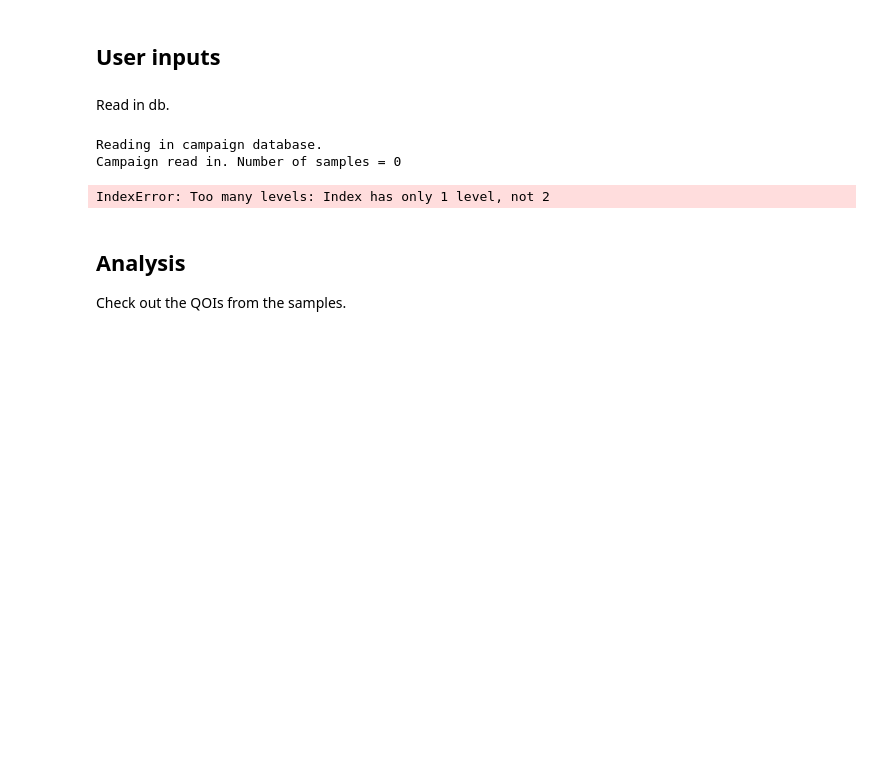
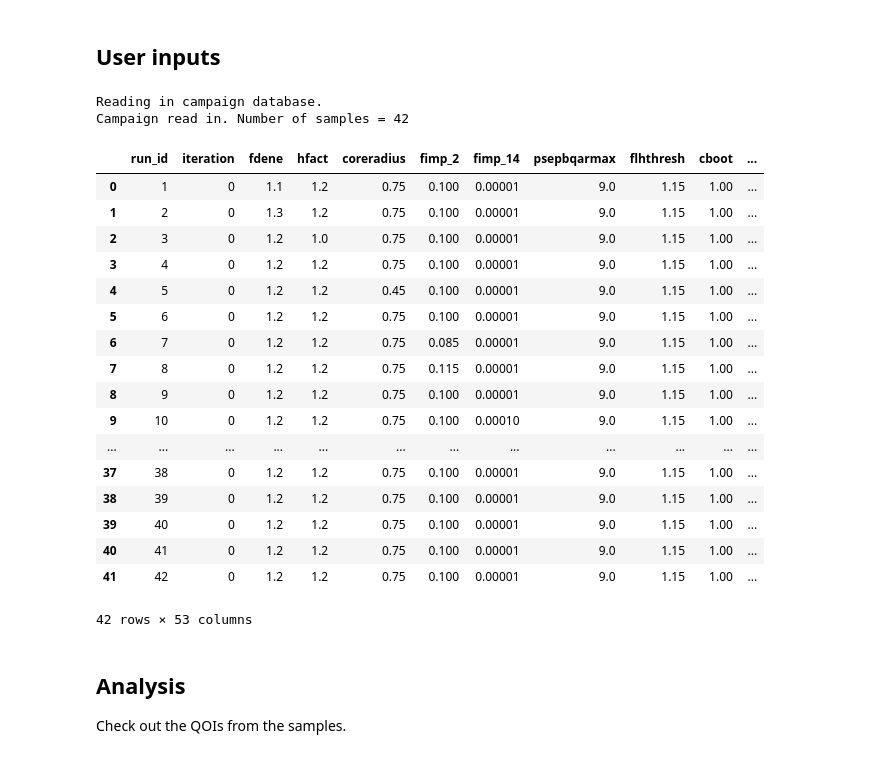
Before and after one commit to jonmaddock/easyVVUQ-process, a Jupyter notebook: max_net_elec/max_net_elec_analysis.ipynb, the cells around one changed output. Drawn from its saved outputs; the diff is of its cells as text; code cells hidden in the pictures; blank space fills up the shorter version.

```diff
--- a/max_net_elec/max_net_elec_analysis.ipynb
+++ b/max_net_elec/max_net_elec_analysis.ipynb
@@ -16,28 +8,0 @@ campaign_name = "max_net_elec_o3"
-# %% [markdown]
-Read in db.
-# %%
-campaign_dir_matches = Path(WORK_DIR).glob(f"{campaign_name}*")
-campaign_dir_matches_list = list(campaign_dir_matches)
-if len(campaign_dir_matches_list) > 1:
-    raise ValueError("Multiple campaigns exist with that name.")
-
-db_location = (campaign_dir_matches_list[0] / "campaign.db").resolve()
-
-print("Reading in campaign database.")
-# /// prefix is required before absolute path
-db_location_prefixed = f"sqlite:///{db_location}"
-campaign = uq.Campaign(
-    db_location=db_location_prefixed, name=campaign_name, work_dir=WORK_DIR
-)
-
-samples = campaign.get_collation_result()
-sample_count = samples.shape[0]
-print(f"Campaign read in. Number of samples = {sample_count}")
-
-# Drop strange multi-index of 0
-samples.columns = samples.columns.droplevel(1)
-# samples
-# %% [output]
-Reading in campaign database.
-Campaign read in. Number of samples = 0
-IndexError: Too many levels: Index has only 1 level, not 2
@@ -44,3 +11,27 @@ IndexError: Too many levels: Index has only 1 level, not 2
+# %%
+campaign, results = analyse.read_campaign(campaign_name)
+results
+# %% [output]
+Reading in campaign database.
+Campaign read in. Number of samples = 42
+|  | run_id | iteration | fdene | hfact | coreradius | fimp_2 | fimp_14 | psepbqarmax | flhthresh | cboot | ... |
+| 0 | 1 | 0 | 1.1 | 1.2 | 0.75 | 0.100 | 0.00001 | 9.0 | 1.15 | 1.00 | ... |
+| 1 | 2 | 0 | 1.3 | 1.2 | 0.75 | 0.100 | 0.00001 | 9.0 | 1.15 | 1.00 | ... |
+| 2 | 3 | 0 | 1.2 | 1.0 | 0.75 | 0.100 | 0.00001 | 9.0 | 1.15 | 1.00 | ... |
+| 3 | 4 | 0 | 1.2 | 1.2 | 0.75 | 0.100 | 0.00001 | 9.0 | 1.15 | 1.00 | ... |
+| 4 | 5 | 0 | 1.2 | 1.2 | 0.45 | 0.100 | 0.00001 | 9.0 | 1.15 | 1.00 | ... |
+| 5 | 6 | 0 | 1.2 | 1.2 | 0.75 | 0.100 | 0.00001 | 9.0 | 1.15 | 1.00 | ... |
+| 6 | 7 | 0 | 1.2 | 1.2 | 0.75 | 0.085 | 0.00001 | 9.0 | 1.15 | 1.00 | ... |
+| 7 | 8 | 0 | 1.2 | 1.2 | 0.75 | 0.115 | 0.00001 | 9.0 | 1.15 | 1.00 | ... |
+| 8 | 9 | 0 | 1.2 | 1.2 | 0.75 | 0.100 | 0.00001 | 9.0 | 1.15 | 1.00 | ... |
+| 9 | 10 | 0 | 1.2 | 1.2 | 0.75 | 0.100 | 0.00010 | 9.0 | 1.15 | 1.00 | ... |
+| ... | ... | ... | ... | ... | ... | ... | ... | ... | ... | ... | ... |
+| 37 | 38 | 0 | 1.2 | 1.2 | 0.75 | 0.100 | 0.00001 | 9.0 | 1.15 | 1.00 | ... |
+| 38 | 39 | 0 | 1.2 | 1.2 | 0.75 | 0.100 | 0.00001 | 9.0 | 1.15 | 1.00 | ... |
+| 39 | 40 | 0 | 1.2 | 1.2 | 0.75 | 0.100 | 0.00001 | 9.0 | 1.15 | 1.00 | ... |
+| 40 | 41 | 0 | 1.2 | 1.2 | 0.75 | 0.100 | 0.00001 | 9.0 | 1.15 | 1.00 | ... |
+| 41 | 42 | 0 | 1.2 | 1.2 | 0.75 | 0.100 | 0.00001 | 9.0 | 1.15 | 1.00 | ... |
+42 rows × 53 columns
 # %% [markdown]
 ## Analysis
 
```
Also changed, not shown: parts of 25 cells of this notebook, 2 other files.
